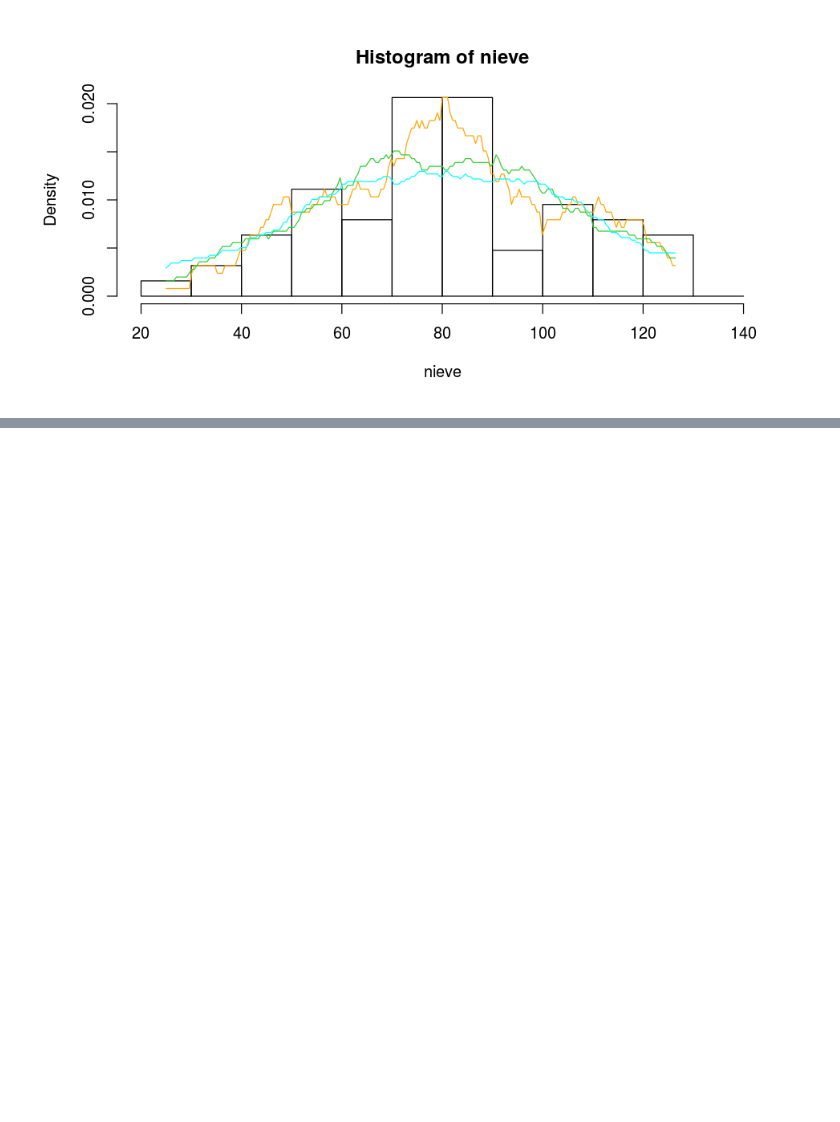
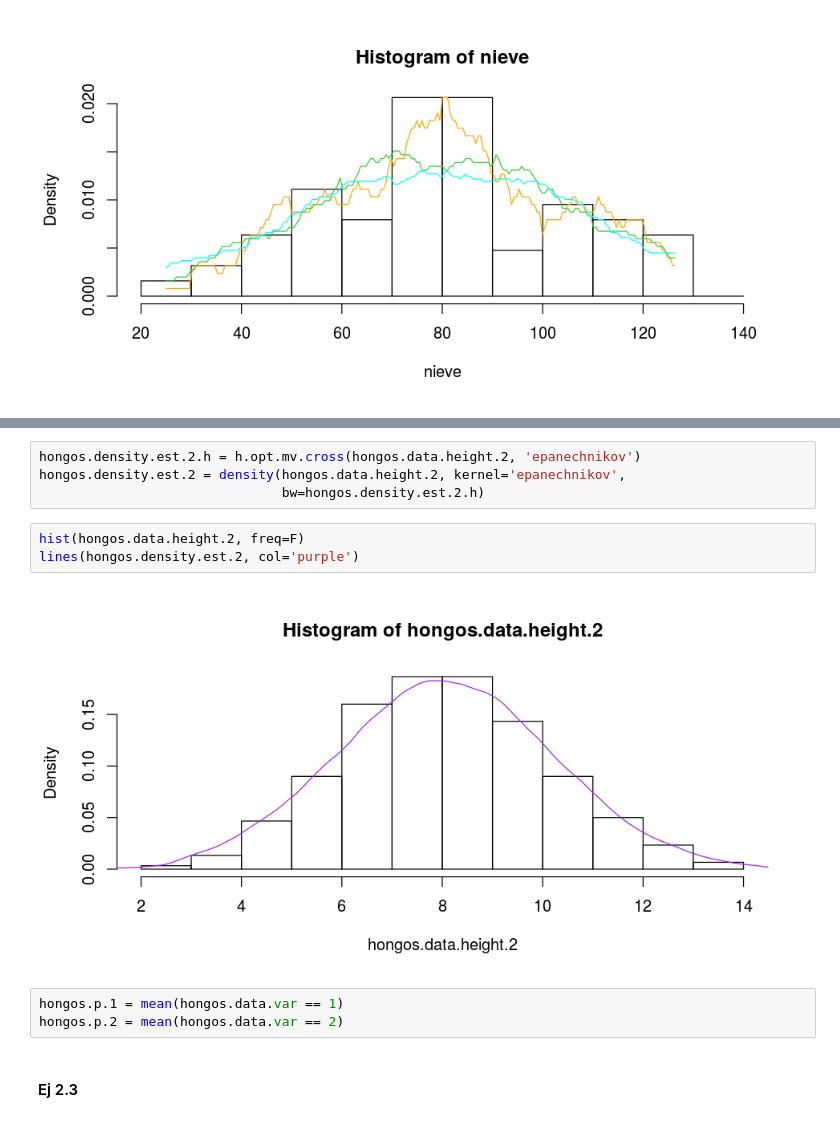
Before and after one commit to m2march/tp_final_r, a Jupyter notebook: Lista_9.ipynb, the cells around one changed output, grey strips where cells are left out. Saved outputs shown, nothing was run; the diff lists cells and outputs as text; blank space fills up the shorter version.

```diff
--- a/Lista_9.ipynb
+++ b/Lista_9.ipynb
@@ -67,0 +100,14 @@ for (i in 1:3) {
+# %%
+hongos.density.est.2.h = h.opt.mv.cross(hongos.data.height.2, 'epanechnikov')
+hongos.density.est.2 = density(hongos.data.height.2, kernel='epanechnikov',
+                               bw=hongos.density.est.2.h)
+# %%
+hist(hongos.data.height.2, freq=F)
+lines(hongos.density.est.2, col='purple')
+# %% [output]
+[figure, added]
+# %%
+hongos.p.1 = mean(hongos.data.var == 1)
+hongos.p.2 = mean(hongos.data.var == 2)
+# %% [markdown]
+#### Ej 2.3
```
Also changed, not shown: parts of 9 cells of this notebook, 1 other file.
